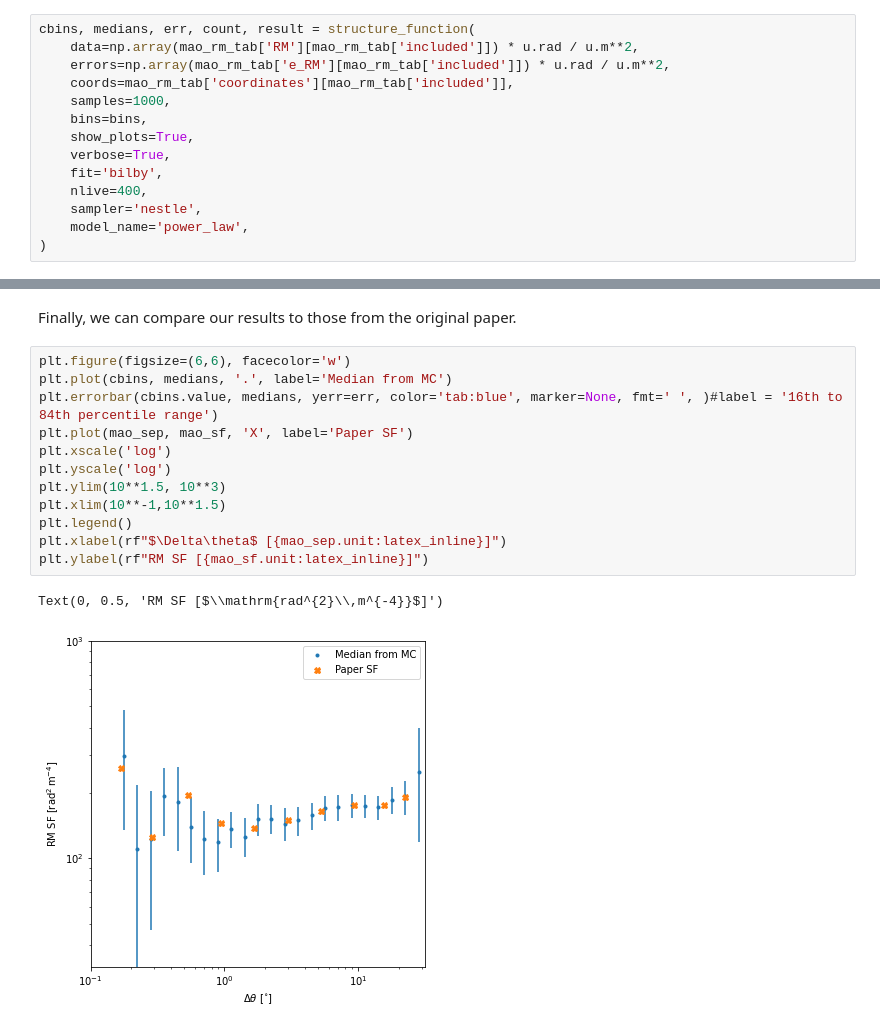
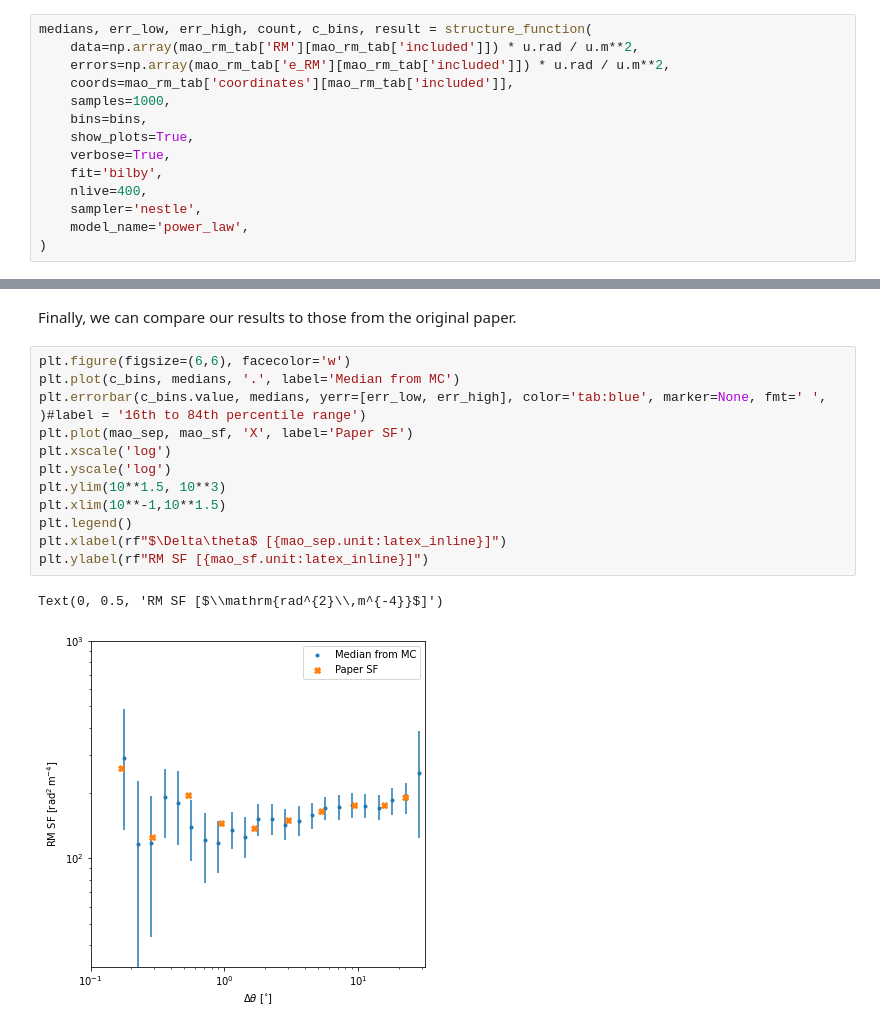
Before and after one commit to AlecThomson/structurefunction, a Jupyter notebook: example/example.ipynb, the cells around one changed output, grey strips where cells are left out. Saved outputs shown, nothing was run; the diff lists cells and outputs as text.

```diff
--- a/example/example.ipynb
+++ b/example/example.ipynb
@@ -184,5 +178,5 @@ ln_bayes_factor:    nan +/-  0.127
 # %%
-cbins, medians, err, count, result = structure_function(
+medians, err_low, err_high, count, c_bins, result = structure_function(
     data=np.array(mao_rm_tab['RM'][mao_rm_tab['included']]) * u.rad / u.m**2,
     errors=np.array(mao_rm_tab['e_RM'][mao_rm_tab['included']]) * u.rad / u.m**2,
     coords=mao_rm_tab['coordinates'][mao_rm_tab['included']],
@@ -234,16 +224,16 @@ ln_bayes_factor:    nan +/-  0.125
 Finally, we can compare our results to those from the original paper.
 # %%
 plt.figure(figsize=(6,6), facecolor='w')
-plt.plot(cbins, medians, '.', label='Median from MC')
-plt.errorbar(cbins.value, medians, yerr=err, color='tab:blue', marker=None, fmt=' ', )#label = '16th to 84th percentile range')
+plt.plot(c_bins, medians, '.', label='Median from MC')
+plt.errorbar(c_bins.value, medians, yerr=[err_low, err_high], color='tab:blue', marker=None, fmt=' ', )#label = '16th to 84th percentile range')
 plt.plot(mao_sep, mao_sf, 'X', label='Paper SF')
 plt.xscale('log')
 plt.yscale('log')
 plt.ylim(10**1.5, 10**3)
 plt.xlim(10**-1,10**1.5)
 plt.legend()
 plt.xlabel(rf"$\Delta\theta$ [{mao_sep.unit:latex_inline}]")
 plt.ylabel(rf"RM SF [{mao_sf.unit:latex_inline}]")
 # %% [output]
 Text(0, 0.5, 'RM SF [$\\mathrm{rad^{2}\\,m^{-4}}$]')
-[figure, old version]
+[figure, new version]
```
Also changed, not shown: parts of 4 cells of this notebook.
